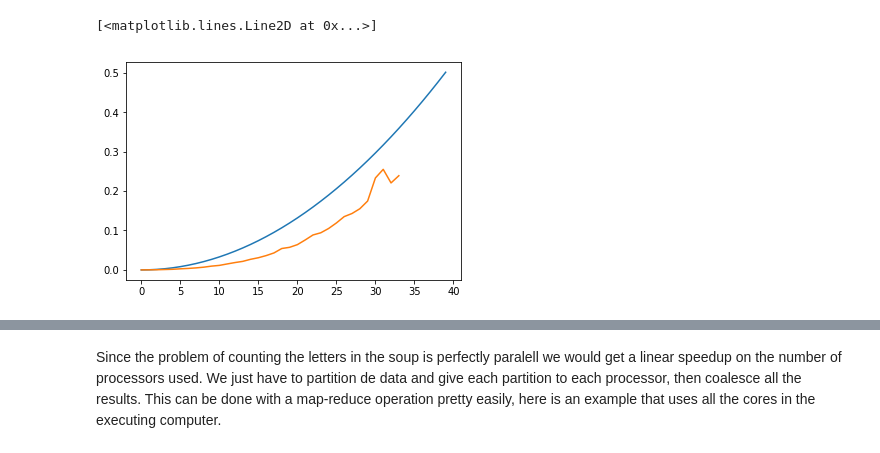
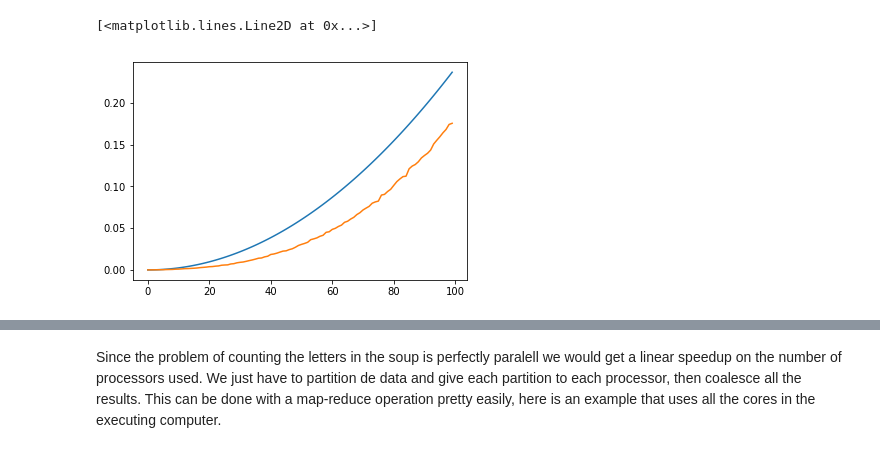
Before and after one commit to costalago/examples, a Jupyter notebook: algorithms/Bowl.ipynb, the cells around one changed output, grey strips where cells are left out. Cells and saved outputs as stored; diff of their text form; code cells hidden in the pictures.

```diff
--- a/algorithms/Bowl.ipynb
+++ b/algorithms/Bowl.ipynb
@@ -220,23 +249,20 @@ False
 bowl = get_str(1000000)
 
 naive = NaiveSearcher(bowl)
-naive_times = benchmark_range(naive, bowl, range(1,1000,10))
+naive_times = benchmark_messages(naive, bowl, range(1,1000,10))
+
+random = RandomSearcher(bowl)
+random_times = benchmark_messages(random, bowl, range(1,1000,10))
 
 counter = CounterSearcher(bowl)
-counter_times = benchmark_range(counter, bowl, range(1,1000,10))
-
-counter_mem = SearcherWithMemory(bowl)
-counter_mem_times = benchmark_range(counter_mem, bowl, range(1, 1000, 10))
-
-counter_pre = CounterSearcherAlwaysPreprocess(bowl)
-counter_pre_times = benchmark_range(counter_pre, bowl, range(1,1000,10))
+counter_times = benchmark_messages(counter, bowl, range(1,1000,10))
 
 counter_paralell = CounterSearcherParalell(bowl)
-counter_paralell_times = benchmark_range(counter_paralell, bowl, range(1,1000,10))
+counter_paralell_times = benchmark_messages(counter_paralell, bowl, range(1,1000,10))
 
 counter_gpu = CounterSearcherGPU(bowl)
-counter_gpu_times = benchmark_range(counter_gpu, bowl, range(1,1000,10))
+counter_gpu_times = benchmark_messages(counter_gpu, bowl, range(1,1000,10))
 
-random = RandomSearcher(bowl)
-random_times = benchmark_range(random, bowl, range(1,1000,10))
+counter_online = CounterSearcherOnline(bowl)
+counter_online_times = benchmark_messages(counter_online, bowl, range(1, 1000, 10))
 # %% [output]
@@ -317,12 +345,12 @@ plt.legend(loc='upper left')
 # %%
 poly = np.polyfit([x for x, _ in enumerate(naive_times)], naive_times, 2)
 poly[1] = 0
 poly[2] = 0
-plt.plot([np.polyval(poly, x) for x in range(40)])
+plt.plot([np.polyval(poly, x) for x in range(100)])
 plt.plot(naive_times)
 # %% [output]
 [<matplotlib.lines.Line2D at 0x...>]
-[figure, old version]
+[figure, new version]
 # %%
 poly = np.polyfit([x for x, _ in enumerate(random_times)], random_times, 1)
 poly[1] = 0
```
Also changed, not shown: parts of 13 cells of this notebook.
